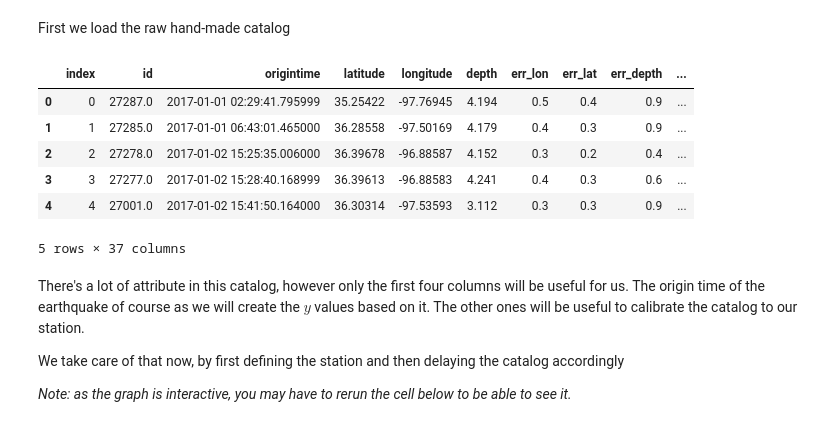
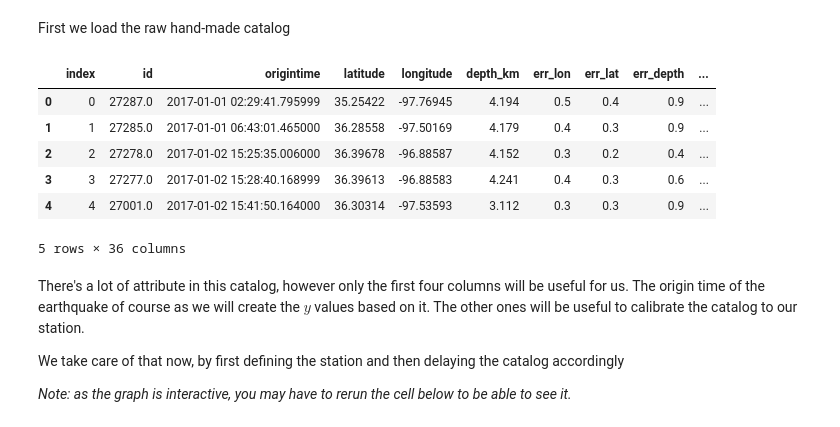
Before and after one commit to JulesssG/ml-project2, a Jupyter notebook: eq_detection.ipynb, the cells around one changed output. Cells and saved outputs as stored; diff of their text form; code cells hidden in the pictures.

Commit message:
Add little fix for catalog load

```diff
--- a/eq_detection.ipynb
+++ b/eq_detection.ipynb
@@ -43,19 +43,22 @@ First we load the raw hand-made catalog
 # %%
 catalog = pd.DataFrame()
 for ys in TRUE_VALUES_PATHS:
-     catalog = catalog.append(pd.read_csv(ys), sort=False)
+    new_catalog = pd.read_csv(ys)
+    if 'depth' in new_catalog.columns:
+        new_catalog.rename(columns={'depth': 'depth_km'}, inplace=True)
+    catalog = catalog.append(new_catalog, sort=False)
 catalog = catalog.reset_index()
 catalog["origintime"] = pd.to_datetime(catalog["origintime"])
 catalog.sort_values("origintime", inplace=True)
 catalog.head(5)
 # %% [output]
-|  | index | id | origintime | latitude | longitude | depth | err_lon | err_lat | err_depth | ... |
+|  | index | id | origintime | latitude | longitude | depth_km | err_lon | err_lat | err_depth | ... |
 | 0 | 0 | 27287.0 | 2017-01-01 02:29:41.795999 | 35.25422 | -97.76945 | 4.194 | 0.5 | 0.4 | 0.9 | ... |
 | 1 | 1 | 27285.0 | 2017-01-01 06:43:01.465000 | 36.28558 | -97.50169 | 4.179 | 0.4 | 0.3 | 0.9 | ... |
 | 2 | 2 | 27278.0 | 2017-01-02 15:25:35.006000 | 36.39678 | -96.88587 | 4.152 | 0.3 | 0.2 | 0.4 | ... |
 | 3 | 3 | 27277.0 | 2017-01-02 15:28:40.168999 | 36.39613 | -96.88583 | 4.241 | 0.4 | 0.3 | 0.6 | ... |
 | 4 | 4 | 27001.0 | 2017-01-02 15:41:50.164000 | 36.30314 | -97.53593 | 3.112 | 0.3 | 0.3 | 0.9 | ... |
-5 rows × 37 columns
+5 rows × 36 columns
 # %% [markdown]
 There's a lot of attribute in this catalog, however only the first four columns will be useful for us. The origin time of the earthquake of course as we will create the $y$ values based on it. The other ones will be useful to calibrate the catalog to our station.
 
```
